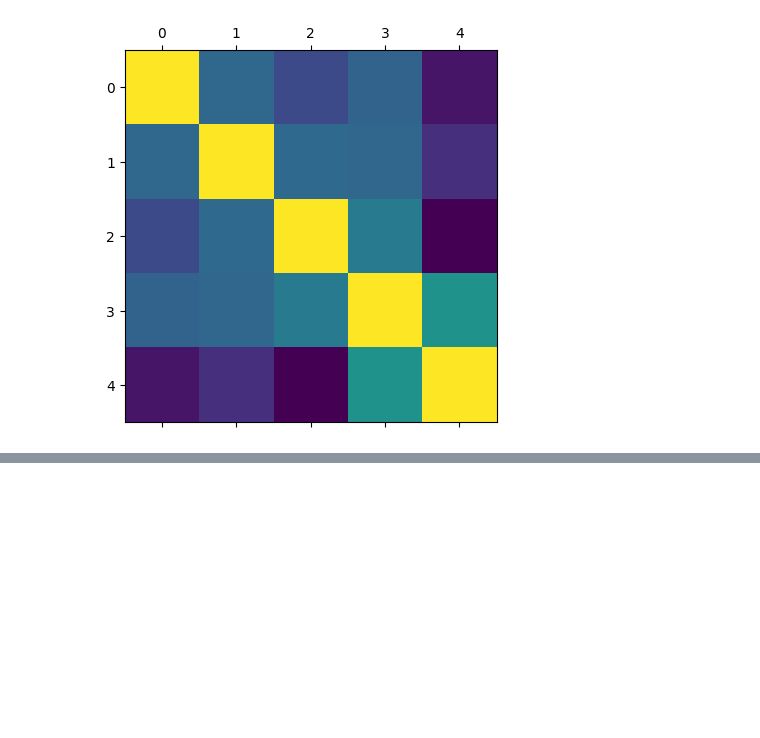
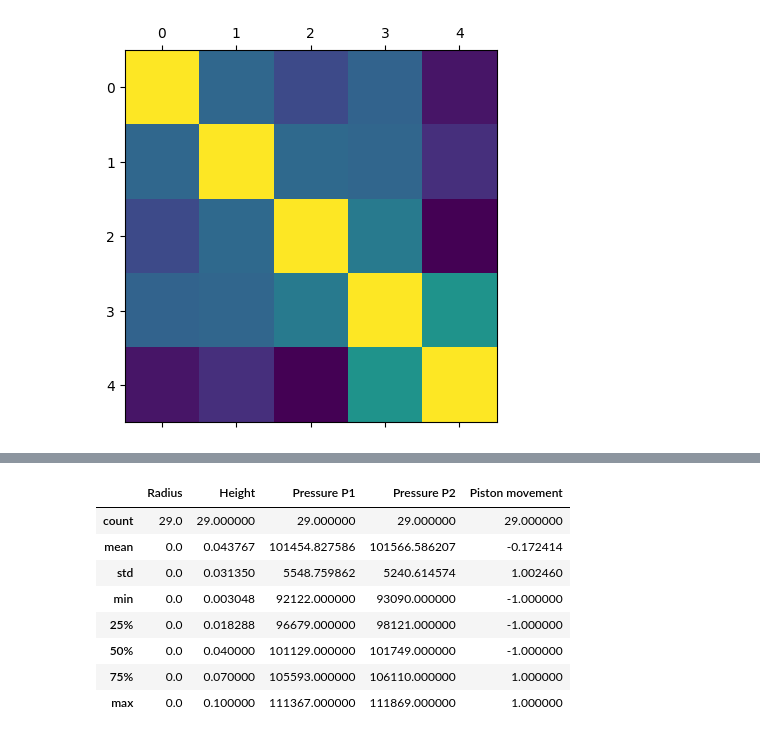
Before and after one commit to venkatgmrit05/python_challenges, a Jupyter notebook: nexera/Problems/Problems/queston2.ipynb, the cells around one changed output, grey strips where cells are left out. Drawn from its saved outputs; the diff is of its cells as text; code cells hidden in the pictures; blank space fills up the shorter version.

```diff
--- a/nexera/Problems/Problems/queston2.ipynb
+++ b/nexera/Problems/Problems/queston2.ipynb
@@ -84,0 +236,12 @@ df3
+# %%
+df[df.Shape=='CUBE'].describe()
+# %% [output]
+|  | Radius | Height | Pressure P1 | Pressure P2 | Piston movement |
+| count | 29.0 | 29.000000 | 29.000000 | 29.000000 | 29.000000 |
+| mean | 0.0 | 0.043767 | 101454.827586 | 101566.586207 | -0.172414 |
+| std | 0.0 | 0.031350 | 5548.759862 | 5240.614574 | 1.002460 |
+| min | 0.0 | 0.003048 | 92122.000000 | 93090.000000 | -1.000000 |
+| 25% | 0.0 | 0.018288 | 96679.000000 | 98121.000000 | -1.000000 |
+| 50% | 0.0 | 0.040000 | 101129.000000 | 101749.000000 | -1.000000 |
+| 75% | 0.0 | 0.070000 | 105593.000000 | 106110.000000 | 1.000000 |
+| max | 0.0 | 0.100000 | 111367.000000 | 111869.000000 | 1.000000 |
```
Also changed, not shown: parts of 21 cells of this notebook.
